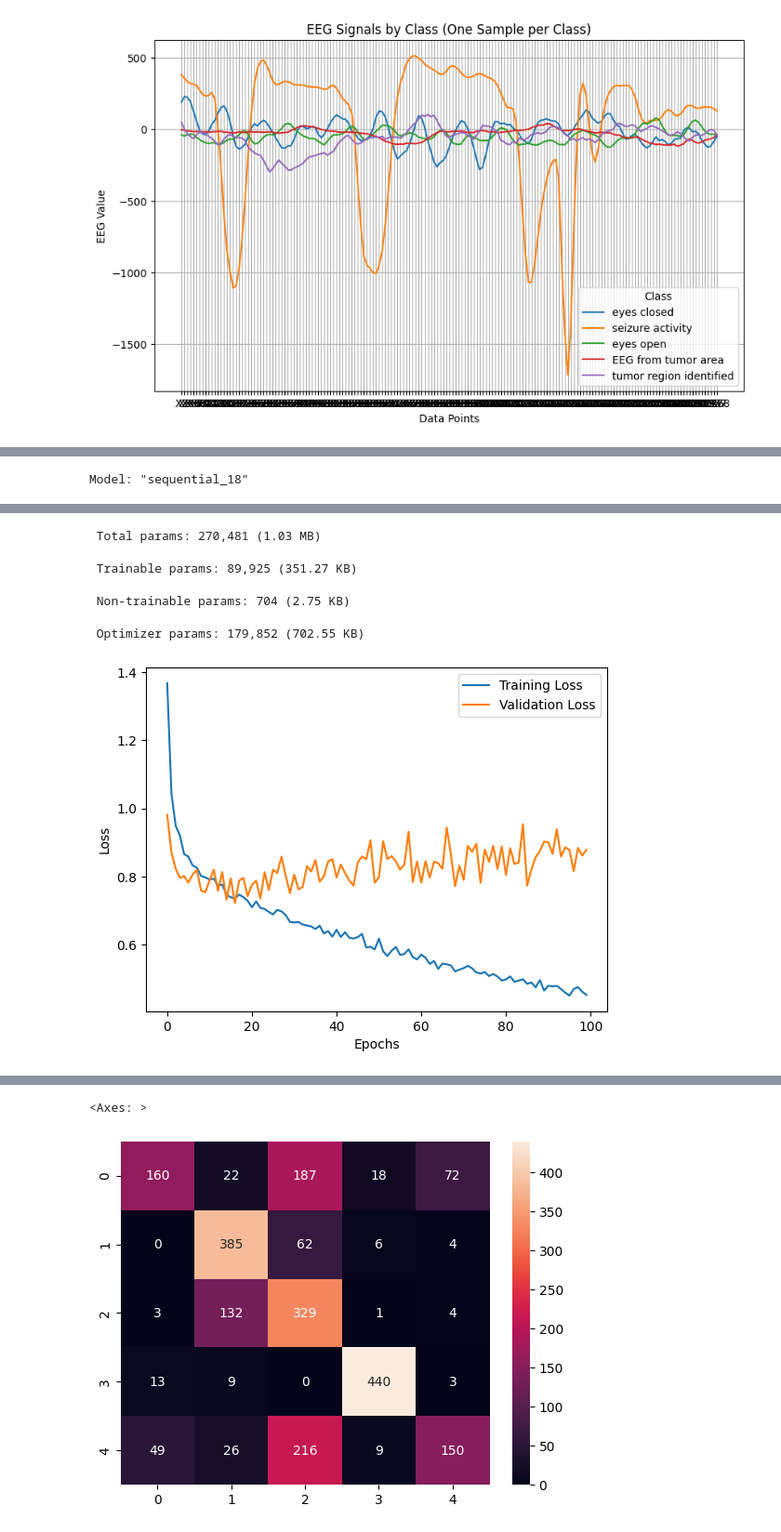
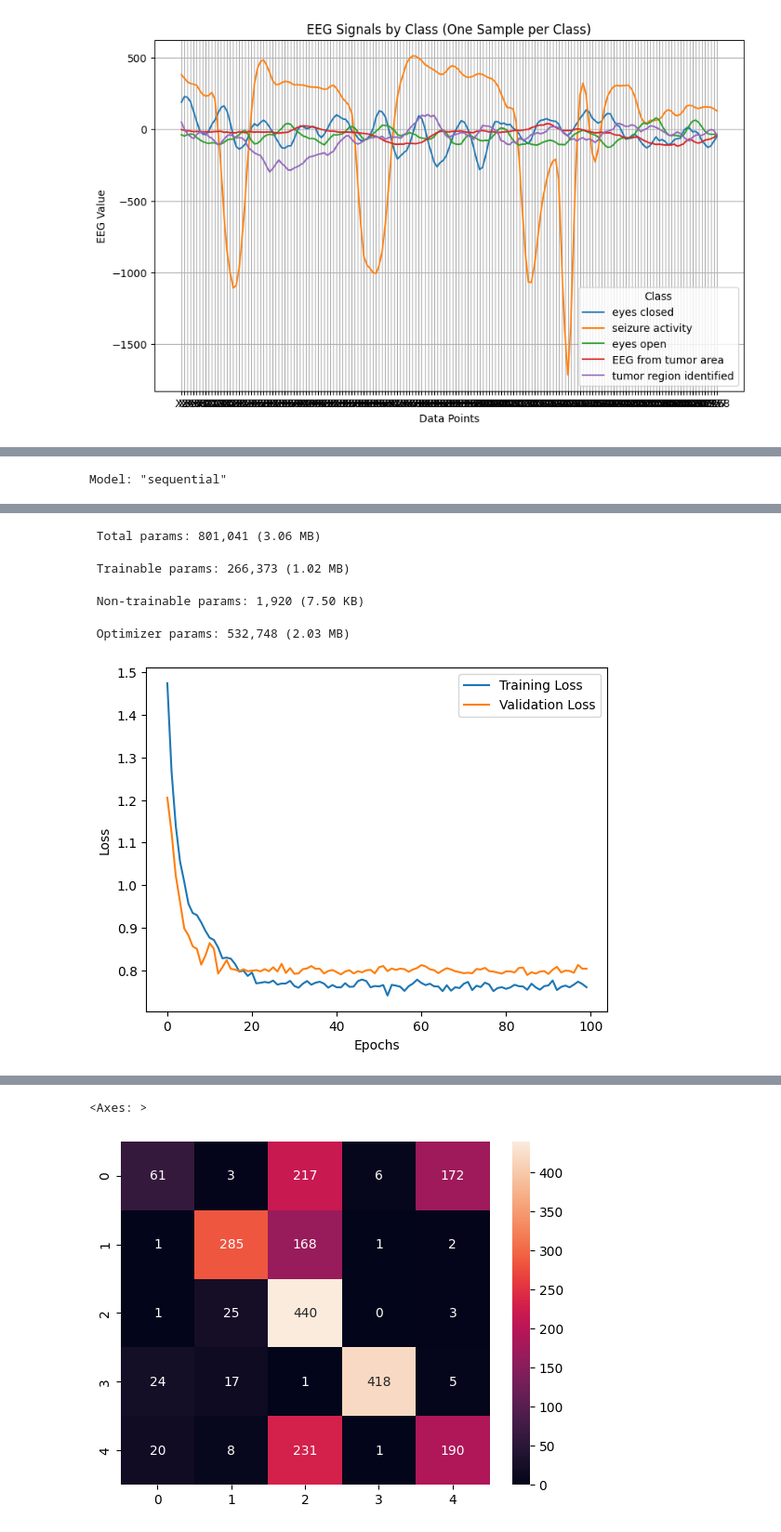
Before and after one commit to sprasha09/BME450-EpilepticSeizureRecognition, a Jupyter notebook: SeizureDetection_project.ipynb, the cells around one changed output, grey strips where cells are left out. Shown at 93% size. Drawn from its saved outputs; the diff is of its cells as text; code cells hidden in the pictures.

Commit message:
update to ANN model

```diff
--- a/SeizureDetection_project.ipynb
+++ b/SeizureDetection_project.ipynb
@@ -183,23 +183,27 @@ class_weight_dict = dict(enumerate(class_weights))
 
 model = Sequential([
     Input(shape=(X_train.shape[1],)),
-    Dense(256, activation='elu'),
+    Dense(512, activation='relu'),
     BatchNormalization(),
-    Dropout(0.2),
-    Dense(128, activation='elu'),
+    Dropout(0.5),
+    Dense(256, activation='relu'),
+    BatchNormalization(),
+    Dropout(0.5),
+    Dense(128, activation='relu'),
+    BatchNormalization(),
+    Dropout(0.4),
     Dense(64, activation='elu'),
     BatchNormalization(),
     Dropout(0.3),
-    Dense(32, activation='elu'),
-    BatchNormalization(),
-    Dropout(0.2),
     Dense(5, activation='softmax')
 ])
 
+from tensorflow.keras.callbacks import ReduceLROnPlateau
+lr_reduction = ReduceLROnPlateau(monitor='val_loss', factor=0.5, patience=3, min_lr=1e-6, verbose=1)
 
 model.compile(optimizer='adam', loss='sparse_categorical_crossentropy', metrics=['accuracy'])
 
-history = model.fit(X_train, y_train, epochs=100, batch_size=32, validation_split=0.2, class_weight= class_weight_dict, verbose =1)
+history = model.fit(X_train, y_train, epochs=100, batch_size=32, validation_split=0.2, class_weight= class_weight_dict, verbose =1, callbacks=[lr_reduction])
 
 model.summary()
 
@@ -238,4 +242,4 @@ Epoch 100/100
-Model: "sequential_18"
+Model: "sequential"
 ┏━━━━━━━━━━━━━━━━━━━━━━━━━━━━━━━━━┳━━━━━━━━━━━━━━━━━━━━━━━━┳━━━━━━━━━━━━━━━┓
 ┃ Layer (type)                    ┃ Output Shape           ┃       Param # ┃
 ┡━━━━━━━━━━━━━━━━━━━━━━━━━━━━━━━━━╇━━━━━━━━━━━━━━━━━━━━━━━━╇━━━━━━━━━━━━━━━┩
@@ -255,6 +259,6 @@ Model: "sequential_18"
 └─────────────────────────────────┴────────────────────────┴───────────────┘
- Total params: 270,481 (1.03 MB)
+ Total params: 801,041 (3.06 MB)
- Trainable params: 89,925 (351.27 KB)
+ Trainable params: 266,373 (1.02 MB)
- Non-trainable params: 704 (2.75 KB)
+ Non-trainable params: 1,920 (7.50 KB)
- Optimizer params: 179,852 (702.55 KB)
+ Optimizer params: 532,748 (2.03 MB)
-[figure, old version]
+[figure, new version]
@@ -262,5 +266,5 @@ Model: "sequential_18"
 <Axes: >
-[figure, old version]
+[figure, new version]
 # %%
 # Model 2: LSTM (corrected model)
 
```
Also changed, not shown: parts of 3 cells of this notebook.
